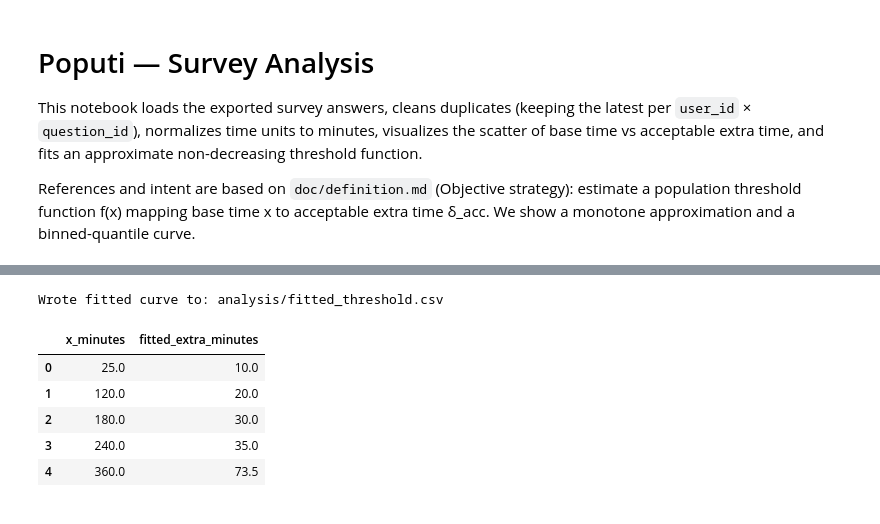
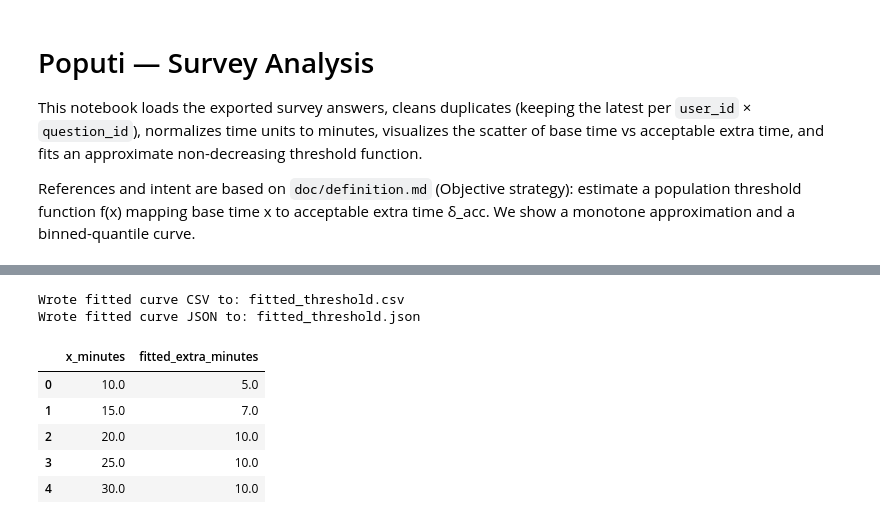
Before and after one commit to rastsislaux/poputi, a Jupyter notebook: analysis/survey_analysis.ipynb, the cells around one changed output, grey strips where cells are left out. Drawn from its saved outputs; the diff is of its cells as text; code cells hidden in the pictures.

Commit message:
Analysis: cap plots and fit at x<=300m; export f(x) as CSV and cross-language piecewise-linear JSON

```diff
--- a/analysis/survey_analysis.ipynb
+++ b/analysis/survey_analysis.ipynb
@@ -204,37 +193,38 @@ Sample of fitted points:
 # 1) CSV of (x, y)
 # 2) JSON piecewise-linear representation with breakpoints and values
 from pathlib import Path
 import json
 
-out_dir = Path('analysis')
+out_dir = Path('.')
 out_dir.mkdir(parents=True, exist_ok=True)
 
 export_df = pd.DataFrame({
     'x_minutes': agg['x'].values.astype(float),
     'fitted_extra_minutes': fit_y.astype(float)
 })
 
 csv_path = out_dir / 'fitted_threshold.csv'
 export_df.to_csv(csv_path, index=False)
 print(f"Wrote fitted curve CSV to: {csv_path}")
 
 json_path = out_dir / 'fitted_threshold.json'
 rep = {
     'representation': 'piecewise_linear',
     'units': {'x': 'minutes', 'y': 'minutes'},
     'breakpoints': export_df['x_minutes'].tolist(),
     'values': export_df['fitted_extra_minutes'].tolist(),
     'interp': 'linear',
     'monotone': True,
 }
 json_path.write_text(json.dumps(rep, ensure_ascii=False, indent=2), encoding='utf-8')
 print(f"Wrote fitted curve JSON to: {json_path}")
 export_df.head()
 # %% [output]
-Wrote fitted curve to: analysis/fitted_threshold.csv
+Wrote fitted curve CSV to: fitted_threshold.csv
+Wrote fitted curve JSON to: fitted_threshold.json
 |  | x_minutes | fitted_extra_minutes |
-| 0 | 25.0 | 10.0 |
-| 1 | 120.0 | 20.0 |
-| 2 | 180.0 | 30.0 |
-| 3 | 240.0 | 35.0 |
-| 4 | 360.0 | 73.5 |
+| 0 | 10.0 | 5.0 |
+| 1 | 15.0 | 7.0 |
+| 2 | 20.0 | 10.0 |
+| 3 | 25.0 | 10.0 |
+| 4 | 30.0 | 10.0 |
```
Also changed, not shown: parts of 3 cells of this notebook, 2 other files.
